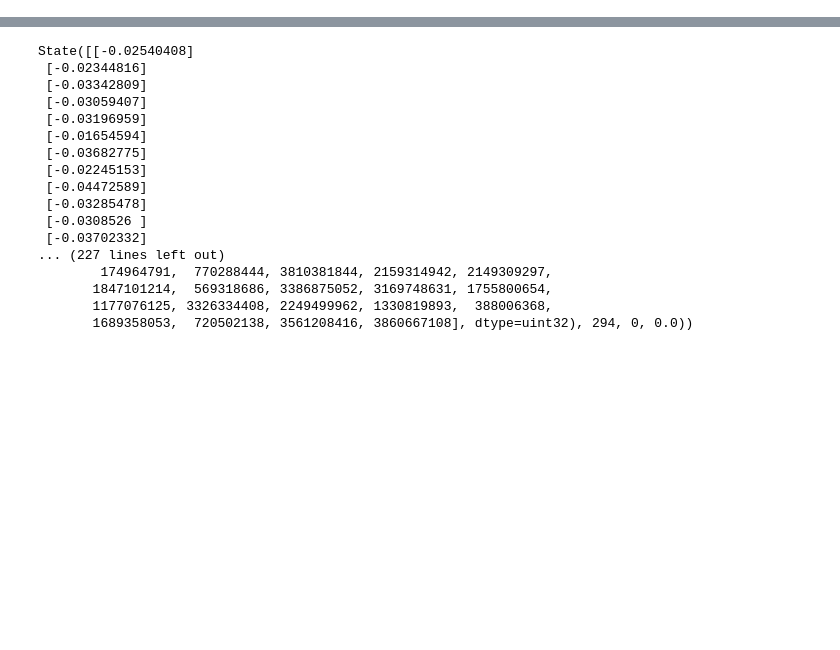
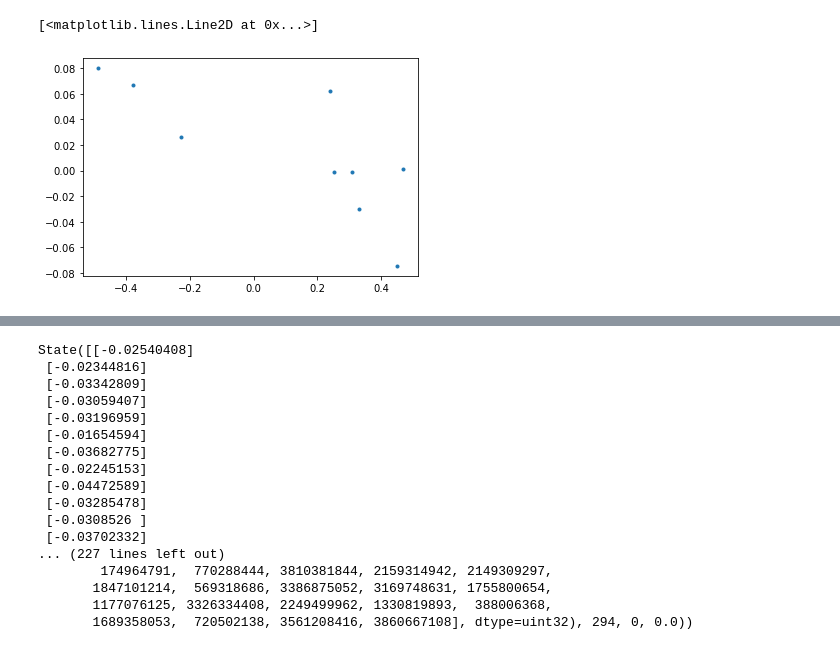
Before and after one commit to jpdeleon/toi1696, a Jupyter notebook: notebooks/RV analysis-2-simple.ipynb, the cells around one changed output, grey strips where cells are left out. Cells and saved outputs as stored; diff of their text form; code cells hidden in the pictures; blank space fills up the shorter version.

```diff
--- a/notebooks/RV analysis-2-simple.ipynb
+++ b/notebooks/RV analysis-2-simple.ipynb
@@ -33,2 +26,2 @@ np.std(df_yj['rv'])
 # %%
-df = df_yj
+df = df_h
@@ -49,0 +28,20 @@ P = 2.5003 #day
+# %%
+# values from paper
+Porb = 2.500311, 0.000004
+tc = 2458816.697706, 0.0027523146
+# %%
+def fold_index(time, period, tc=0):
+    phase = []
+
+    for t in time:
+
+        ph = ((t-tc)%period)/period
+        if ph > 0.5:
+            ph = ph - 1.
+
+        phase.append(ph)
+
+    idx = np.argsort(phase)
+    phase = np.sort(phase)
+
+    return phase, idx
@@ -49,0 +61,7 @@ P = 2.5003 #day
+# %%
+phase_obs, _ = fold_index(df['bjd'], Porb[0], tc[0])
+
+pl.plot(phase_obs, df['rv'], '.')
+# %% [output]
+[<matplotlib.lines.Line2D at 0x...>]
+[figure, added]
```
Also changed, not shown: parts of 19 cells of this notebook, 7 other files.
